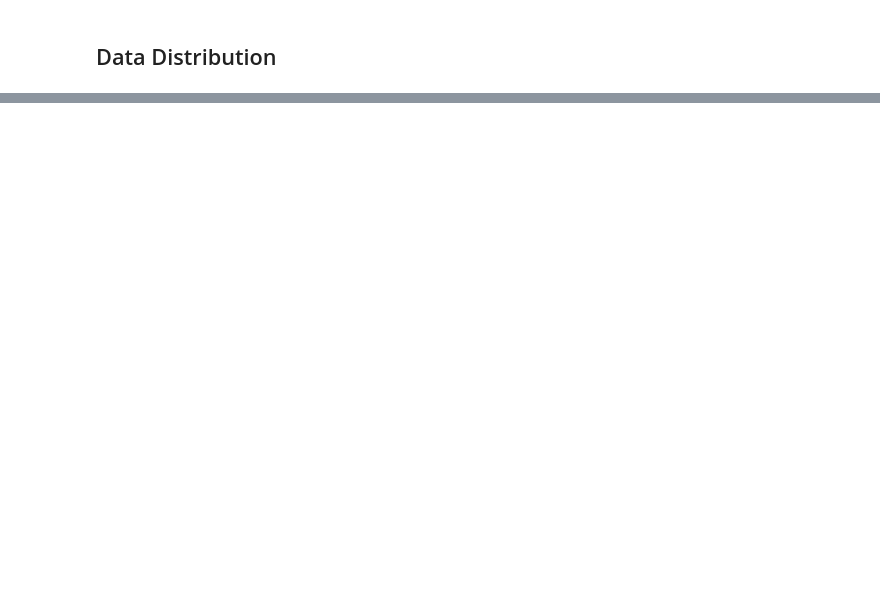
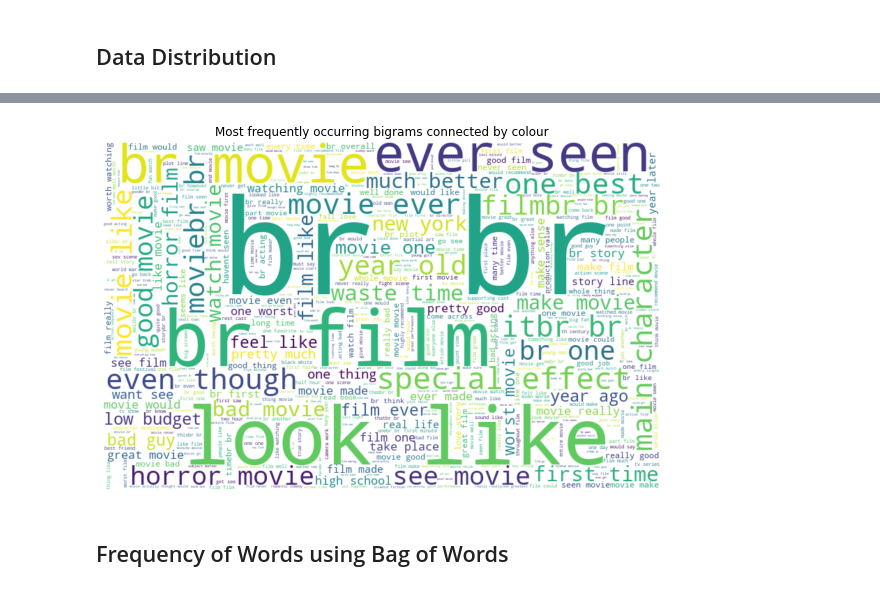
Before and after one commit to swetha4444/Keyword-Topic-Extraction-from-Movie-Reviews, a Jupyter notebook: 3-dataAnalysis.ipynb, the cells around one changed output, grey strips where cells are left out. Saved outputs shown, nothing was run; the diff lists cells and outputs as text; code cells hidden in the pictures; blank space fills up the shorter version.

```diff
--- a/3-dataAnalysis.ipynb
+++ b/3-dataAnalysis.ipynb
@@ -36,0 +52,27 @@ plt.show()
+# %%
+text_content = dataframe['processed_text'].tolist()
+bigrams_list = list(nltk.bigrams(text_content))
+dictionary2 = [' '.join(tup) for tup in bigrams_list]
+
+vectorizer = CountVectorizer(ngram_range=(2, 2))
+bag_of_words = vectorizer.fit_transform(dictionary2)
+vectorizer.vocabulary_
+sum_words = bag_of_words.sum(axis=0)
+words_freq = [(word, sum_words[0, idx]) for word, idx in vectorizer.vocabulary_.items()]
+words_freq =sorted(words_freq, key = lambda x: x[1], reverse=True)
+#print (words_freq[:100])
+words_dict = dict(words_freq)
+# %%
+nltk.download('stopwords')
+stopwordsList = stopwords.words('english')
+stopwordsList.append('br')
+
+wordCloud = WordCloud(max_words=500, height=500, width=800,stopwords=stopwordsList,background_color='white')
+wordCloud.generate_from_frequencies(words_dict)
+
+plt.figure(figsize=(10, 7))
+plt.title('Most frequently occurring bigrams connected by colour')
+plt.imshow(wordCloud, interpolation='bilinear')
+plt.axis("off")
+plt.show()
+# %% [output]
@@ -36,0 +82,3 @@ plt.show()
+[figure, added]
+# %% [markdown]
+## Frequency of Words using Bag of Words
```
Also changed, not shown: parts of 12 cells of this notebook, 1 other file.
